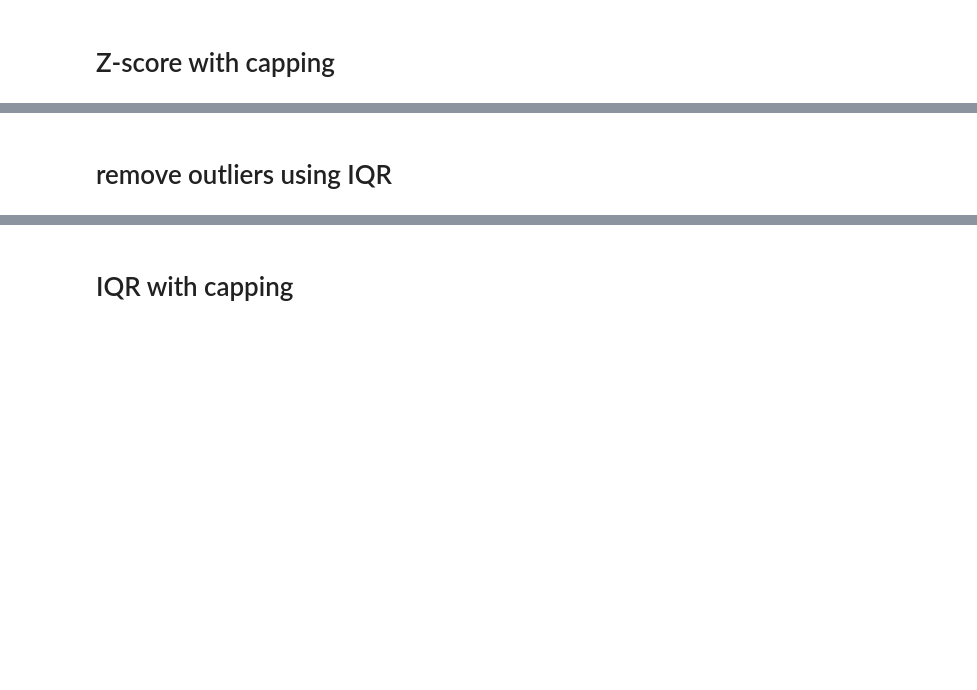
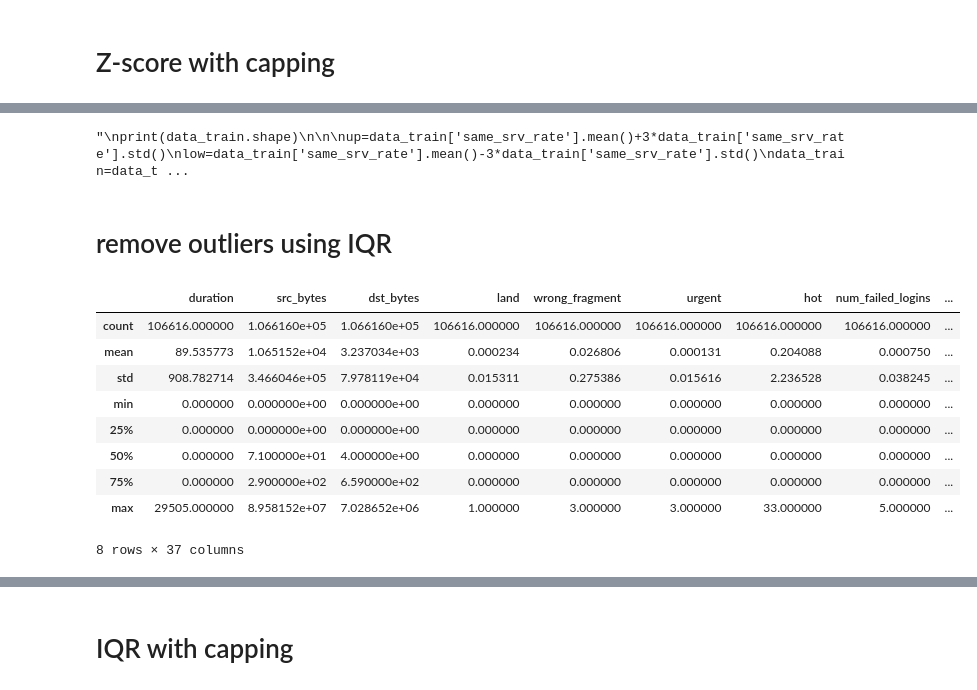
Before and after one commit to ddfadela/IDS, a Jupyter notebook: IDS.ipynb, the cells around one changed output, grey strips where cells are left out. Saved outputs shown, nothing was run; the diff lists cells and outputs as text; code cells hidden in the pictures; blank space fills up the shorter version.

```diff
--- a/IDS.ipynb
+++ b/IDS.ipynb
@@ -416,5 +418,4 @@ data_train.describe()
 8 rows × 74 columns
 # %%
 
-data_train.drop(col_zscore_name,axis=1)
-df3.drop(col_zscore_name,axis=1)
+data_train.drop(col_zscore_name,axis=1,inplace=True)
@@ -652,14 +674,27 @@ print(data_train.shape)
 #data_train=data_train[(data_train['is_host_login']>low)&(data_train['is_host_login']<up)]
 #print(data_train.shape)
 '''
+# %% [output]
+"\nprint(data_train.shape)\n\n\nup=data_train['same_srv_rate'].mean()+3*data_train['same_srv_rate'].std()\nlow=data_train['same_srv_rate'].mean()-3*data_train['same_srv_rate'].std()\ndata_train=data_t ...
 # %% [markdown]
 # remove outliers using IQR
 # %%
 
 for col in cols:
     Q1 = data_train[col].quantile(0.25)
     Q3 = data_train[col].quantile(0.75)
     IQR=Q3-Q1
     df2 = data_train[~((data_train[col] < (Q1 - 1.5 * IQR)) |(data_train[col] > (Q3 + 1.5 * IQR)))]
-df2
+df2.describe()
+# %% [output]
+|  | duration | src_bytes | dst_bytes | land | wrong_fragment | urgent | hot | num_failed_logins | ... |
+| count | 106616.000000 | 1.066160e+05 | 1.066160e+05 | 106616.000000 | 106616.000000 | 106616.000000 | 106616.000000 | 106616.000000 | ... |
+| mean | 89.535773 | 1.065152e+04 | 3.237034e+03 | 0.000234 | 0.026806 | 0.000131 | 0.204088 | 0.000750 | ... |
+| std | 908.782714 | 3.466046e+05 | 7.978119e+04 | 0.015311 | 0.275386 | 0.015616 | 2.236528 | 0.038245 | ... |
+| min | 0.000000 | 0.000000e+00 | 0.000000e+00 | 0.000000 | 0.000000 | 0.000000 | 0.000000 | 0.000000 | ... |
+| 25% | 0.000000 | 0.000000e+00 | 0.000000e+00 | 0.000000 | 0.000000 | 0.000000 | 0.000000 | 0.000000 | ... |
+| 50% | 0.000000 | 7.100000e+01 | 4.000000e+00 | 0.000000 | 0.000000 | 0.000000 | 0.000000 | 0.000000 | ... |
+| 75% | 0.000000 | 2.900000e+02 | 6.590000e+02 | 0.000000 | 0.000000 | 0.000000 | 0.000000 | 0.000000 | ... |
+| max | 29505.000000 | 8.958152e+07 | 7.028652e+06 | 1.000000 | 3.000000 | 3.000000 | 33.000000 | 5.000000 | ... |
+8 rows × 37 columns
 # %%
```
Also changed, not shown: parts of 26 cells of this notebook.
